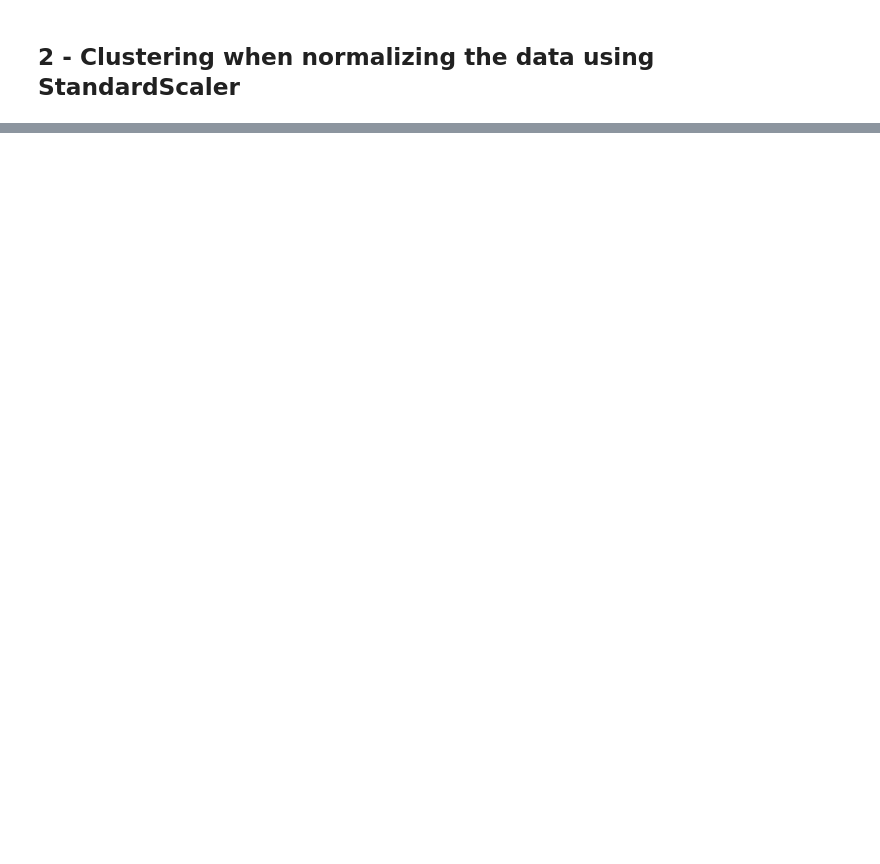
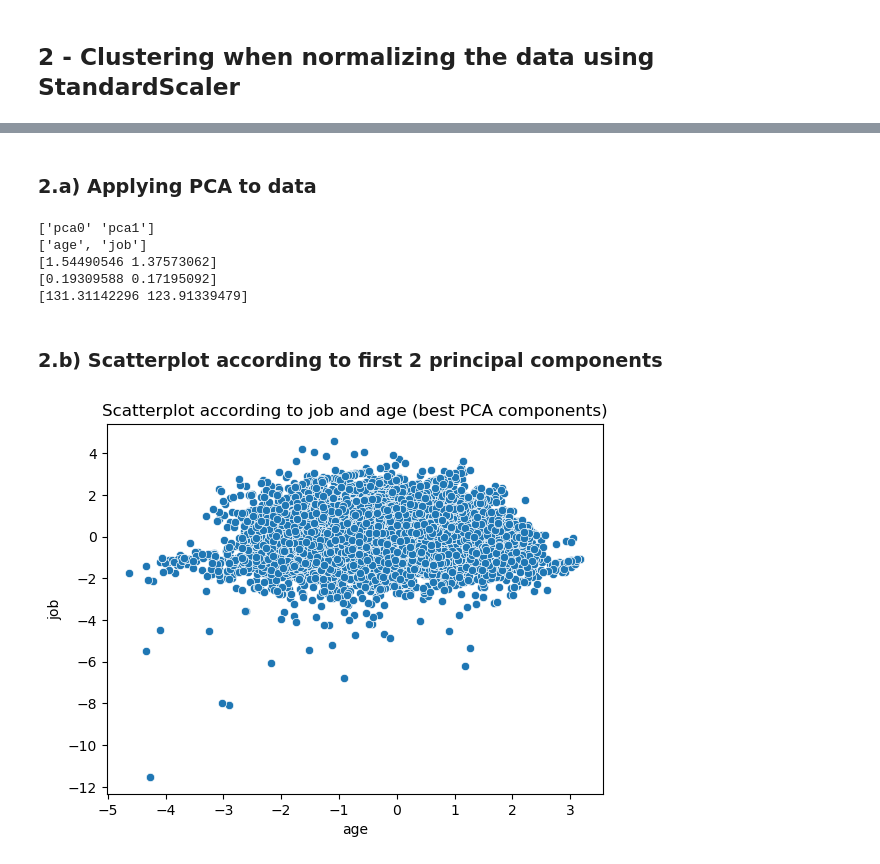
Before and after one commit to jppf22/HW4_Machine_Learning, a Jupyter notebook: code.ipynb, the cells around one changed output, grey strips where cells are left out. Cells and saved outputs as stored; diff of their text form; code cells hidden in the pictures; blank space fills up the shorter version.

```diff
--- a/code.ipynb
+++ b/code.ipynb
@@ -84,0 +125,10 @@ ValueError: could not convert string to float: 'admin.'
+# %%
+from sklearn.preprocessing import StandardScaler
+
+## StandardScaler Data Normalization
+scaler = StandardScaler()
+scaler.fit(X)
+
+X_scaled = pd.DataFrame(scaler.transform(X), columns=data_labels[0:8])
+
+X_scaled
@@ -84,0 +149,32 @@ ValueError: could not convert string to float: 'admin.'
+# %% [markdown]
+### 2.a) Applying PCA to data
+# %%
+from sklearn.decomposition import PCA
+
+X_scaled_col_names = X_scaled.columns
+
+decomposer = PCA(n_components=2)
+X_reduced = decomposer.fit_transform(X_scaled)
+
+print(decomposer.get_feature_names_out(X_scaled_col_names))
+principal_components = [X_scaled_col_names[int(decomposer.get_feature_names_out(X_scaled_col_names)[0][-1])], X_scaled_col_names[int(decomposer.get_feature_names_out(X_scaled_col_names)[1][-1])]]
+print(principal_components)
+print(decomposer.explained_variance_)
+print(decomposer.explained_variance_ratio_)
+print(decomposer.singular_values_)
+# %% [output]
+['pca0' 'pca1']
+['age', 'job']
+[1.54490546 1.37573062]
+[0.19309588 0.17195092]
+[131.31142296 123.91339479]
+# %% [markdown]
+### 2.b) Scatterplot according to first 2 principal components
+# %%
+sns.scatterplot(x=X_reduced[:, 0], y=X_reduced[:, 1])
+plt.xlabel(principal_components[0])
+plt.ylabel(principal_components[1])
+plt.title("Scatterplot according to job and age (best PCA components)")
+plt.show()
+# %% [output]
+[figure, added]
```
Also changed, not shown: parts of 12 cells of this notebook.
